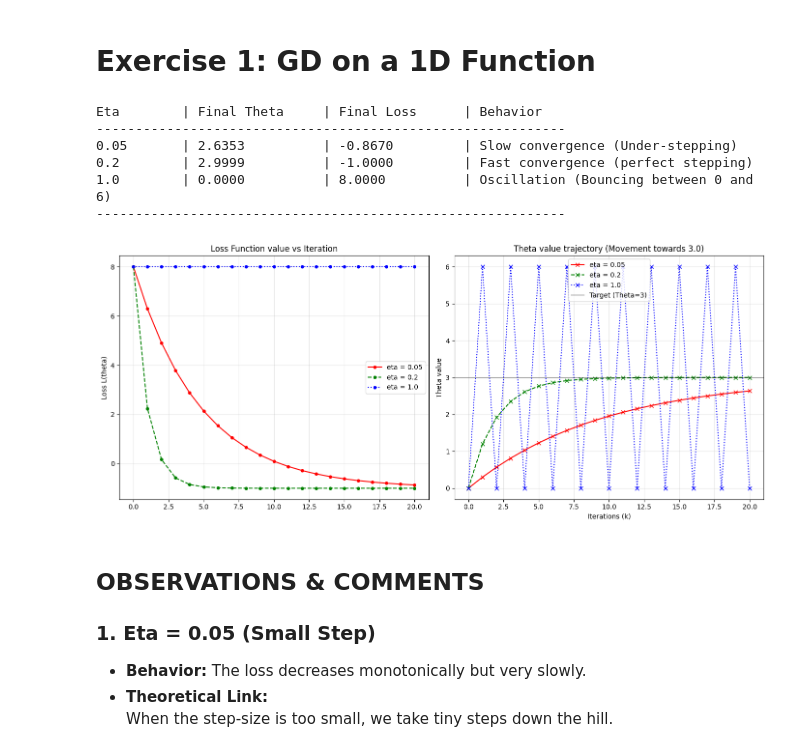
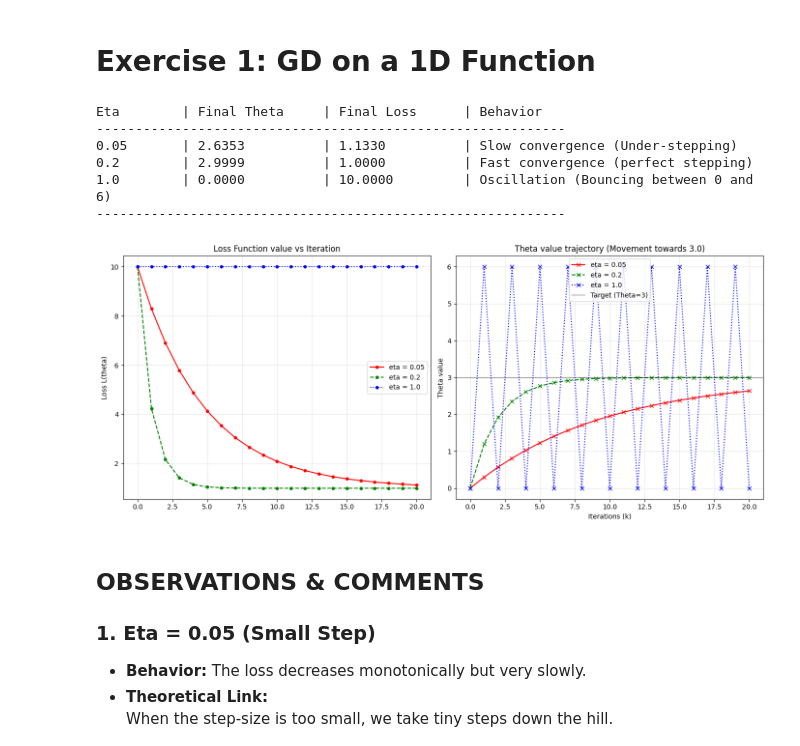
Before and after one commit to mutahhirkhan/Exercises-Stats-Mathematical-Methods-AI, a Jupyter notebook: gradient-descent/implementation.ipynb, the cells around one changed output. Drawn from its saved outputs; the diff is of its cells as text; code cells hidden in the pictures.

```diff
--- a/gradient-descent/implementation.ipynb
+++ b/gradient-descent/implementation.ipynb
@@ -11,7 +11,7 @@ import matplotlib.pyplot as plt
 
 def L(theta):
     """The loss function l(theta) = (theta -3)^2 + 1"""
-    return ((theta - 3) ** 2) - 1
+    return ((theta - 3) ** 2) + 1
 
 
 def grad_L(theta):
@@ -97,37 +97,37 @@ for i, eta in enumerate(learning_rates):
 
     print(f"{eta:<10} | {final_theta:<15.4f} | {final_loss:<15.4f} | {behaviour}")
 
 print("-" * 60)
 
 # ==========================================
 # 4. Final plotting
 # ==========================================
 
 # Loss plot configurations
 ax1.set_title("Loss Function value vs Iteration")
 ax2.set_xlabel("Iteration (k)")
 ax1.set_ylabel("Loss L(theta)")
 ax1.grid(True, alpha=0.3)
 ax1.legend()
 
 # Trajectory plot settings
 ax2.set_title("Theta value trajectory (Movement towards 3.0)")
 ax2.set_xlabel("Iterations (k)")
 ax2.set_ylabel("Theta value")
 ax2.axhline(y=3.0, color="black", linestyle="-", alpha=0.3, label="Target (Theta=3)")
 ax2.grid(True, alpha=0.3)
 ax2.legend()
 
 plt.tight_layout()
 plt.show()
 # %% [output]
 Eta        | Final Theta     | Final Loss      | Behavior
 ------------------------------------------------------------
-0.05       | 2.6353          | -0.8670         | Slow convergence (Under-stepping)
-0.2        | 2.9999          | -1.0000         | Fast convergence (perfect stepping)
-1.0        | 0.0000          | 8.0000          | Oscillation (Bouncing between 0 and 6)
+0.05       | 2.6353          | 1.1330          | Slow convergence (Under-stepping)
+0.2        | 2.9999          | 1.0000          | Fast convergence (perfect stepping)
+1.0        | 0.0000          | 10.0000         | Oscillation (Bouncing between 0 and 6)
 ------------------------------------------------------------
-[figure, old version]
+[figure, new version]
 # %% [markdown]
 ## OBSERVATIONS & COMMENTS
 
```
